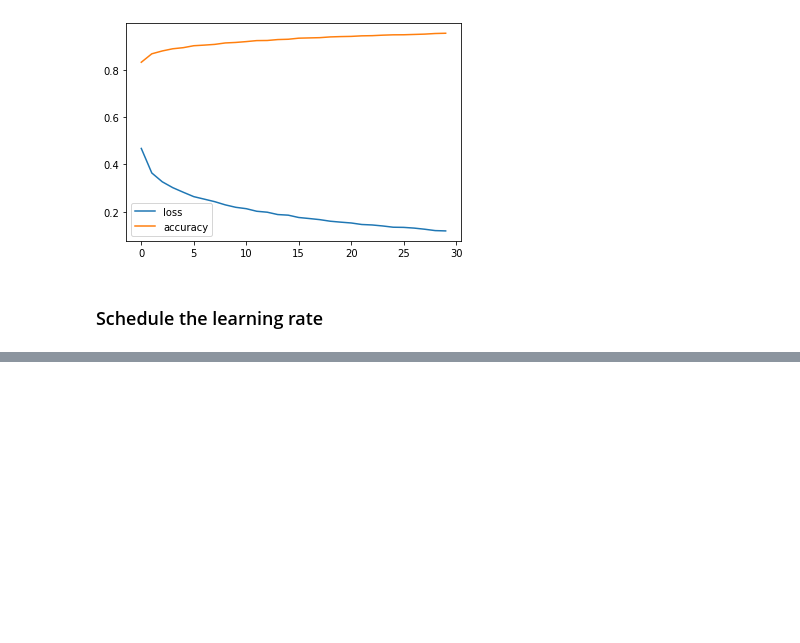
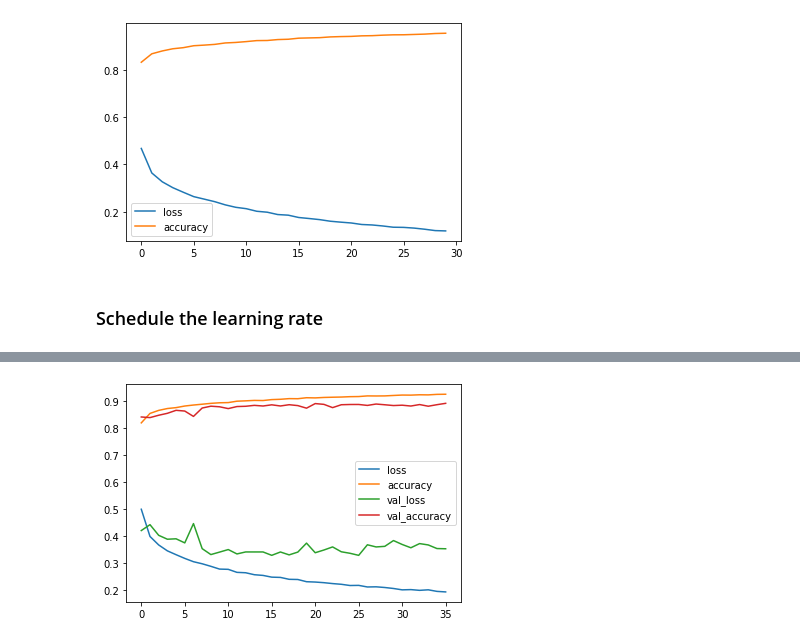
Before and after one commit to AmirGhnbr/Mnist_fashion_tensorflow, a Jupyter notebook: Mnist_fashion_tensorflow.ipynb, the cells around one changed output, grey strips where cells are left out. Cells and saved outputs as stored; diff of their text form; code cells hidden in the pictures; blank space fills up the shorter version.

```diff
--- a/Mnist_fashion_tensorflow.ipynb
+++ b/Mnist_fashion_tensorflow.ipynb
@@ -475,0 +483,24 @@ plt.title("Learning rate vs. loss");
+# %%
+## build the final model
+
+model_7 = tf.keras.Sequential([
+    tf.keras.layers.Flatten(input_shape=(28,28)),
+    tf.keras.layers.Dense(150, activation= "elu", kernel_initializer="he_normal"),
+    tf.keras.layers.BatchNormalization(),
+    tf.keras.layers.Dropout(0.1),
+    tf.keras.layers.Dense(150, activation= "elu", kernel_initializer="he_normal"),
+    tf.keras.layers.BatchNormalization(),
+    tf.keras.layers.Dropout(0.1),
+    tf.keras.layers.Dense(10, activation= "softmax")
+])
+
+# compile the model
+model_7.compile(loss = tf.keras.losses.SparseCategoricalCrossentropy(),
+                optimizer= tf.keras.optimizers.Adam(learning_rate = 3e-3),
+                metrics=["accuracy"])
+
+# early stopping callback
+early_stopping = tf.keras.callbacks.EarlyStopping(patience=10)
+
+# fit the model into training_data_norm
+model_7_history=model_7.fit(train_data_norm, train_labels, epochs=100, validation_data= (test_data_norm,test_labels), callbacks=[early_stopping])
@@ -475,0 +530,4 @@ plt.title("Learning rate vs. loss");
+# %%
+plot_model(model_7_history)
+# %% [output]
+[figure, added]
```
Also changed, not shown: parts of 14 cells of this notebook.
